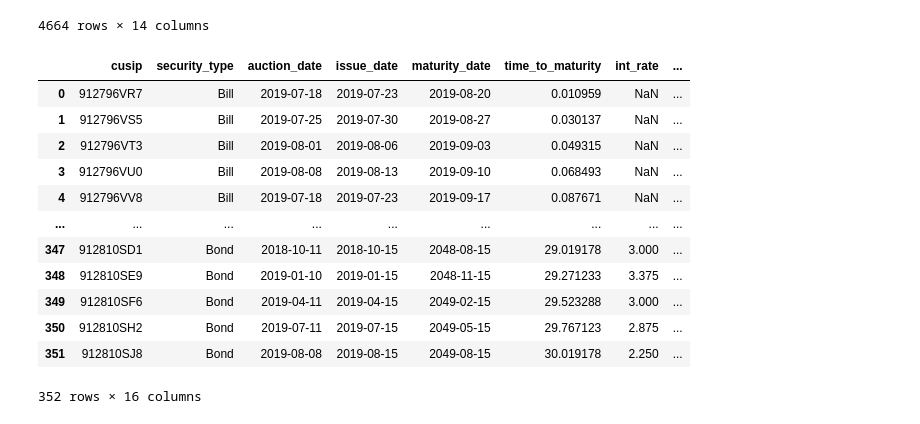
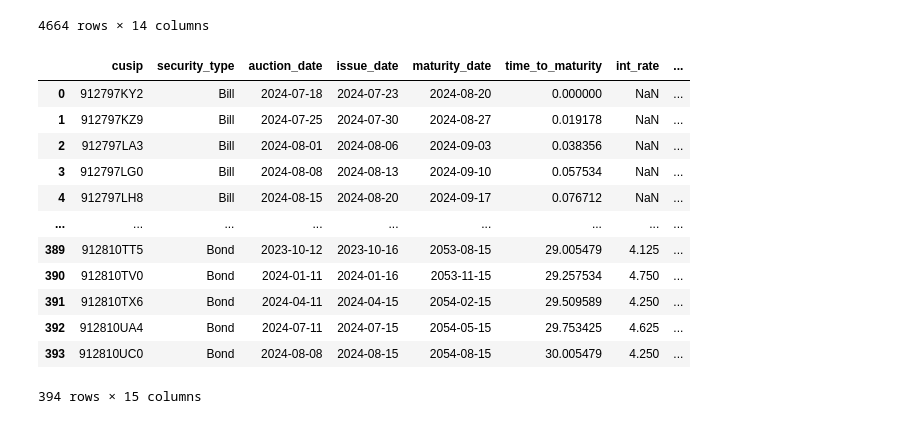
Before and after one commit to cleeclee123/Curvy-CUSIPs, a Jupyter notebook: temp.ipynb, the cells around one changed output. Cells and saved outputs as stored; diff of their text form; code cells hidden in the pictures.

```diff
--- a/temp.ipynb
+++ b/temp.ipynb
@@ -159,28 +160,31 @@ Fetching from treasury.gov...
 | 4663 | 2024-08-19 | 5.51 | 5.39 | 5.31 | 5.19 | 5.00 | 4.48 | 4.06 | 3.86 | 3.75 | 3.78 | ... |
 4664 rows × 14 columns
 # %%
-df = cusip_curve_builder.build_curve_set(
-    as_of_date=datetime(2019, 8, 16),
+as_of_date = datetime(2024, 8, 20)
+cs_df = cusip_curve_builder.build_curve_set(
+    as_of_date=as_of_date,
     # calc_ytms=True,
     # use_quantlib=True,
     # include_auction_results=True,
     # include_soma_holdings=True,
     # include_stripping_activity=True,
     sorted=True,
-    use_github=True
+    use_github=True,
+    include_off_the_run_number=True,
+    market_cols_to_return=["eod_price", "eod_yield"]
 )
-df
+cs_df
 # %% [output]
 |  | cusip | security_type | auction_date | issue_date | maturity_date | time_to_maturity | int_rate | ... |
-| 0 | 912796VR7 | Bill | 2019-07-18 | 2019-07-23 | 2019-08-20 | 0.010959 | NaN | ... |
-| 1 | 912796VS5 | Bill | 2019-07-25 | 2019-07-30 | 2019-08-27 | 0.030137 | NaN | ... |
-| 2 | 912796VT3 | Bill | 2019-08-01 | 2019-08-06 | 2019-09-03 | 0.049315 | NaN | ... |
-| 3 | 912796VU0 | Bill | 2019-08-08 | 2019-08-13 | 2019-09-10 | 0.068493 | NaN | ... |
-| 4 | 912796VV8 | Bill | 2019-07-18 | 2019-07-23 | 2019-09-17 | 0.087671 | NaN | ... |
+| 0 | 912797KY2 | Bill | 2024-07-18 | 2024-07-23 | 2024-08-20 | 0.000000 | NaN | ... |
+| 1 | 912797KZ9 | Bill | 2024-07-25 | 2024-07-30 | 2024-08-27 | 0.019178 | NaN | ... |
+| 2 | 912797LA3 | Bill | 2024-08-01 | 2024-08-06 | 2024-09-03 | 0.038356 | NaN | ... |
+| 3 | 912797LG0 | Bill | 2024-08-08 | 2024-08-13 | 2024-09-10 | 0.057534 | NaN | ... |
+| 4 | 912797LH8 | Bill | 2024-08-15 | 2024-08-20 | 2024-09-17 | 0.076712 | NaN | ... |
 | ... | ... | ... | ... | ... | ... | ... | ... | ... |
-| 347 | 912810SD1 | Bond | 2018-10-11 | 2018-10-15 | 2048-08-15 | 29.019178 | 3.000 | ... |
-| 348 | 912810SE9 | Bond | 2019-01-10 | 2019-01-15 | 2048-11-15 | 29.271233 | 3.375 | ... |
-| 349 | 912810SF6 | Bond | 2019-04-11 | 2019-04-15 | 2049-02-15 | 29.523288 | 3.000 | ... |
-| 350 | 912810SH2 | Bond | 2019-07-11 | 2019-07-15 | 2049-05-15 | 29.767123 | 2.875 | ... |
-| 351 | 912810SJ8 | Bond | 2019-08-08 | 2019-08-15 | 2049-08-15 | 30.019178 | 2.250 | ... |
+| 389 | 912810TT5 | Bond | 2023-10-12 | 2023-10-16 | 2053-08-15 | 29.005479 | 4.125 | ... |
+| 390 | 912810TV0 | Bond | 2024-01-11 | 2024-01-16 | 2053-11-15 | 29.257534 | 4.750 | ... |
+| 391 | 912810TX6 | Bond | 2024-04-11 | 2024-04-15 | 2054-02-15 | 29.509589 | 4.250 | ... |
+| 392 | 912810UA4 | Bond | 2024-07-11 | 2024-07-15 | 2054-05-15 | 29.753425 | 4.625 | ... |
+| 393 | 912810UC0 | Bond | 2024-08-08 | 2024-08-15 | 2054-08-15 | 30.005479 | 4.250 | ... |
-352 rows × 16 columns
+394 rows × 15 columns
```
Also changed, not shown: parts of 10 cells of this notebook, 6 other files.
